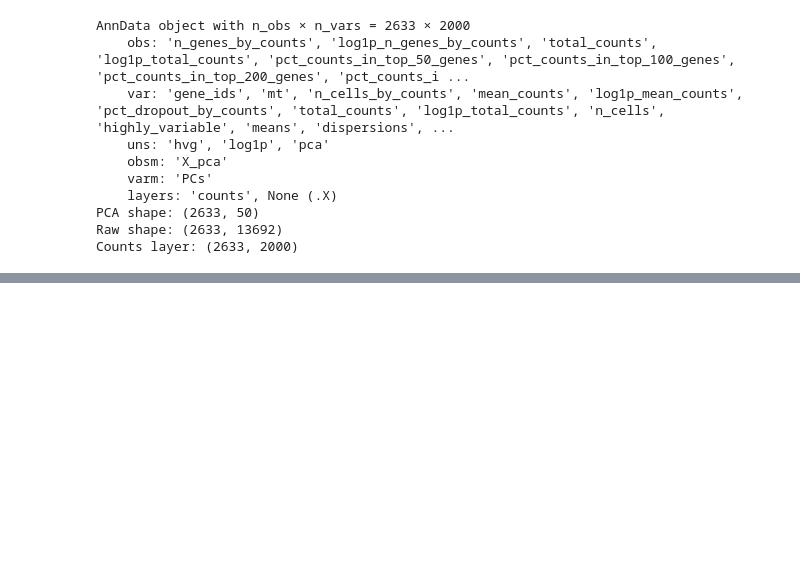
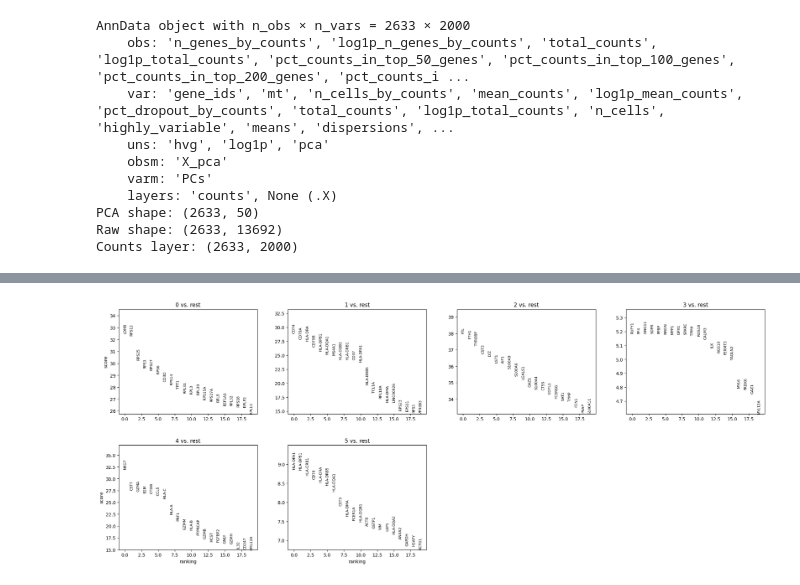
Before and after one commit to tshotts07/ImmunoType, a Jupyter notebook: notebooks/03_preprocessing.ipynb, the cells around one changed output, grey strips where cells are left out. Saved outputs shown, nothing was run; the diff lists cells and outputs as text; code cells hidden in the pictures; blank space fills up the shorter version.

Commit message:
Finalize scoring of cluster groups

```diff
--- a/notebooks/03_preprocessing.ipynb
+++ b/notebooks/03_preprocessing.ipynb
@@ -538,0 +622,8 @@ adata_hvg.write(output_dir / "pbmc3k_hvg_scaled_pca.h5ad")
+# %%
+sc.pl.rank_genes_groups(
+    adata,
+    n_genes=20,
+    sharey=False
+)
+# %% [output]
+[figure, added]
```
Also changed, not shown: parts of 24 cells of this notebook, 3 other files.
